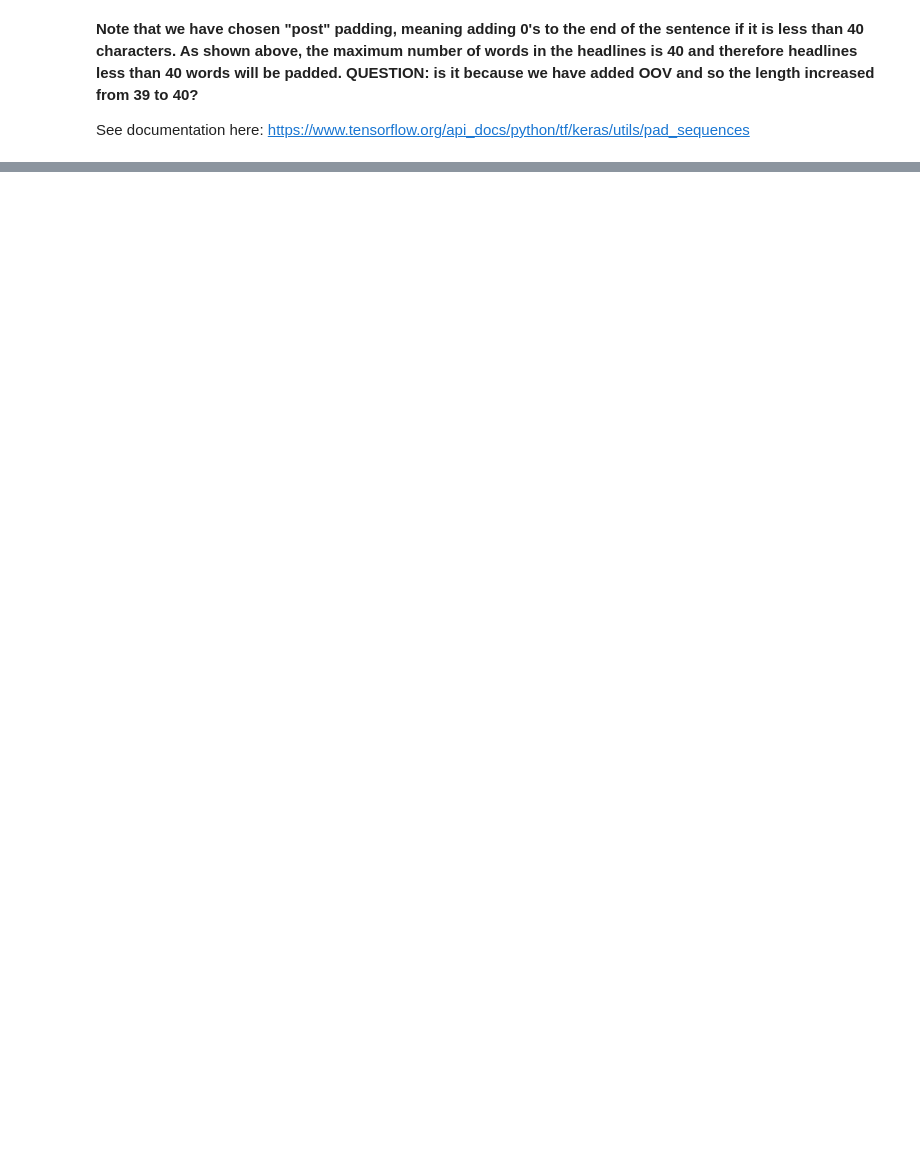
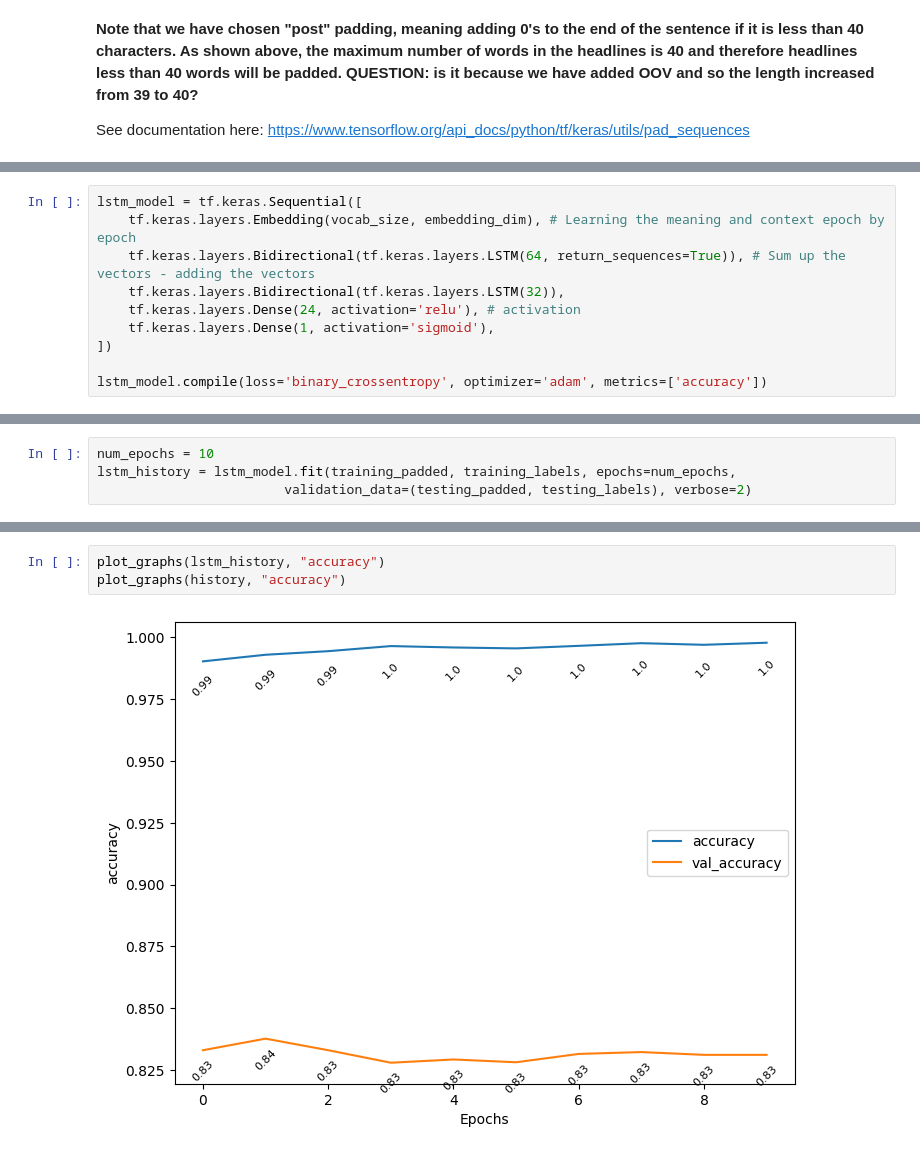
Before and after one commit to shihhuang/image_processing_learning, a Jupyter notebook: NLP General.ipynb, the cells around one changed output, grey strips where cells are left out. Saved outputs shown, nothing was run; the diff lists cells and outputs as text; blank space fills up the shorter version.

```diff
--- a/NLP General.ipynb
+++ b/NLP General.ipynb
@@ -302,0 +474,10 @@ Number of observations with the number of 'features' after padding: (26709, 40)
+# %%
+lstm_model = tf.keras.Sequential([
+    tf.keras.layers.Embedding(vocab_size, embedding_dim), # Learning the meaning and context epoch by epoch
+    tf.keras.layers.Bidirectional(tf.keras.layers.LSTM(64, return_sequences=True)), # Sum up the vectors - adding the vectors
+    tf.keras.layers.Bidirectional(tf.keras.layers.LSTM(32)),
+    tf.keras.layers.Dense(24, activation='relu'), # activation
+    tf.keras.layers.Dense(1, activation='sigmoid'),
+])
+
+lstm_model.compile(loss='binary_crossentropy', optimizer='adam', metrics=['accuracy'])
@@ -302,0 +504,4 @@ Number of observations with the number of 'features' after padding: (26709, 40)
+# %%
+num_epochs = 10
+lstm_history = lstm_model.fit(training_padded, training_labels, epochs=num_epochs,
+                        validation_data=(testing_padded, testing_labels), verbose=2)
@@ -302,0 +550,5 @@ Number of observations with the number of 'features' after padding: (26709, 40)
+# %%
+plot_graphs(lstm_history, "accuracy")
+plot_graphs(history, "accuracy")
+# %% [output]
+[figure, added]
```
Also changed, not shown: parts of 30 cells of this notebook, 1 other file.
